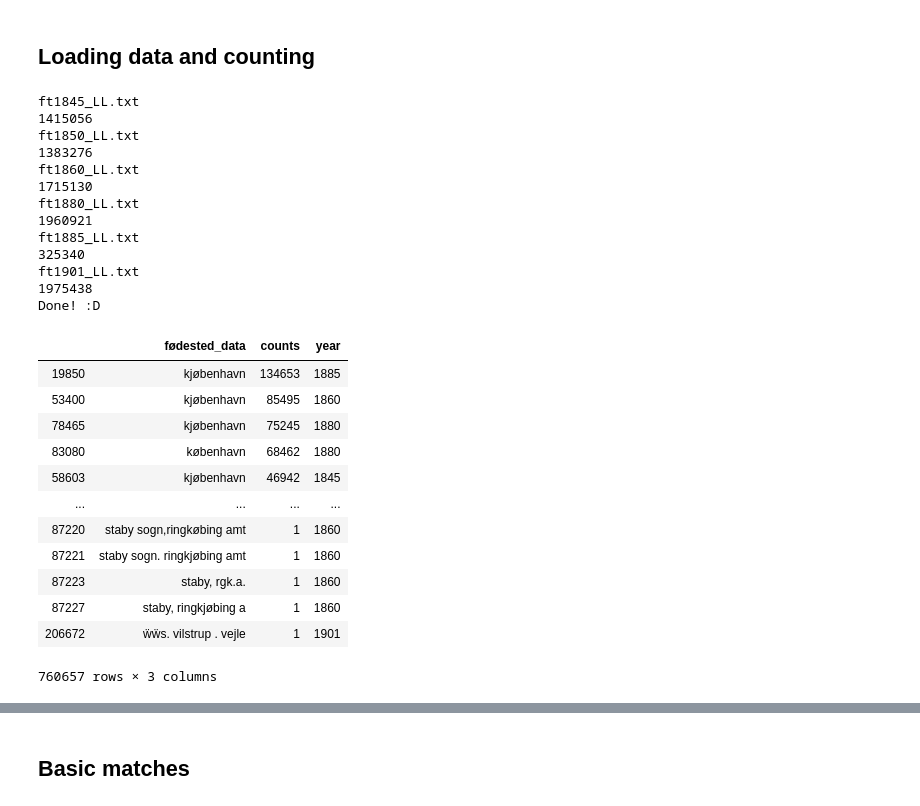
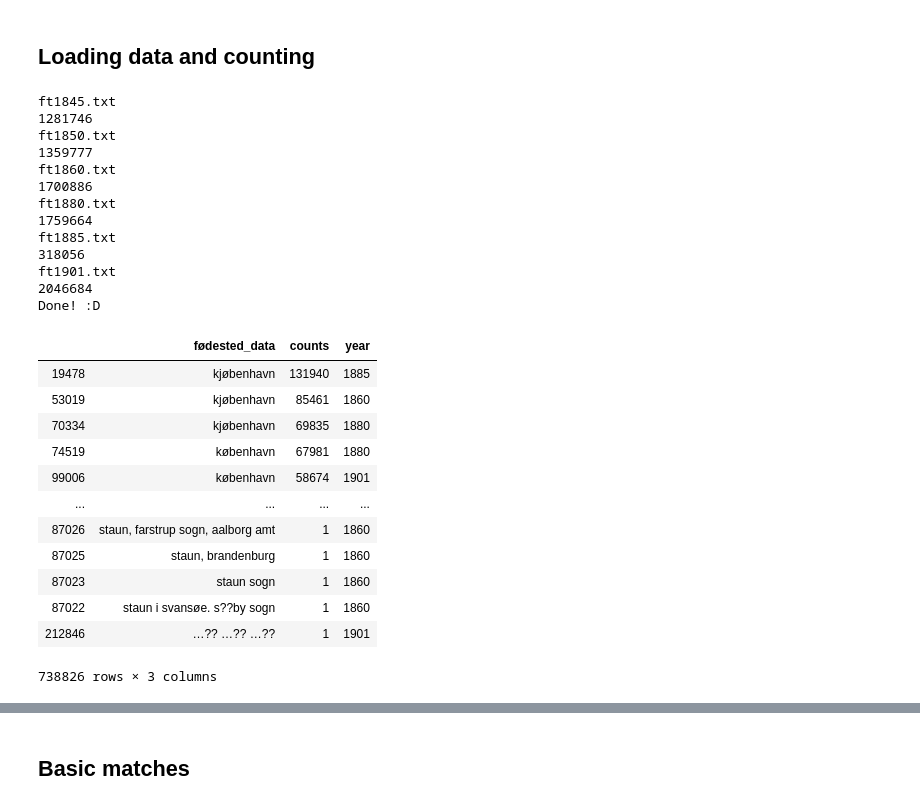
Before and after one commit to link-lives/city-standardization, a Jupyter notebook: birthplace_cleaning.ipynb, the cells around one changed output, grey strips where cells are left out. Drawn from its saved outputs; the diff is of its cells as text; code cells hidden in the pictures.

```diff
--- a/birthplace_cleaning.ipynb
+++ b/birthplace_cleaning.ipynb
@@ -135,20 +152,42 @@ def get_df(f_path):
 # Name cleaning function
 def name_cleaner(s, working_column):
     try:
-        o =s[working_column].lower().rstrip().replace('  ', ' ')
+        o = s[working_column].lower().rstrip().replace('  ', ' ')
         #if it says "her i sogn", I get the value for "Sogn" and put it there
-        if ('heri sogn' in o or 'her i sogn' in o) and working_column != 'Sogne':
+        if ('heri sogn' in o or 'her i sogn' in o or 'her i s.' == o or 'i sognet' == o) and working_column != 'Sogne':
             return name_cleaner(s, 'Sogne')
         return o
     except:
         return np.nan
 # %%
 # List of files to work (with the 1901 collapsed)
+#This I did
 working_data = ['ft1845_LL.txt',
  'ft1850_LL.txt',
  'ft1860_LL.txt',
  'ft1880_LL.txt',
  'ft1885_LL.txt',
  'ft1901_LL.txt']
+
+#This Nicolai
+working_data = ['ft1787.txt',
+'ft1801.txt',
+'ft1803.txt',
+'ft1834.txt',
+'ft1840.txt',
+'ft1845.txt',
+'ft1850.txt',
+'ft1860.txt',
+'ft1880.txt',
+'ft1885.txt',
+'ft1901.txt']
+
+#This Nicolai
+working_data = ['ft1845.txt',
+'ft1850.txt',
+'ft1860.txt',
+'ft1880.txt',
+'ft1885.txt',
+'ft1901.txt']
 # %% [markdown]
 ## Loading data and counting
@@ -162,59 +198,61 @@ out_list = []
 #where I save the missmatches and file year
 missmatches = []
 total_records = 0
 
 for f in working_data:
 
     print(f)
     #Loading the data
-    df = get_df(_path+f)
+    df = get_df(in_folder+f)
 
     #Dropping empty rows due to the "mal-conversion" to utf8... The empty rows do contain data originally
     #TODO: Fix the conversion thing (ask Barbara to provide me the UTF-8...)
     df = df[~df[focus_column].isna() & (df[focus_column] !='')]
     print(len(df))
     total_records = total_records + len(df)
 
     #Preforming the name cleaning, be aware that I replace "her i sogn" in there
     df[focus_column+'_data'] = df.apply(lambda row: name_cleaner(row, focus_column), axis=1)
 
     #Reducing Dimensionality and saving in RAM
     out = df.groupby(focus_column+'_data').size().reset_index(name = 'counts')
     out['year'] = f[2:6]
     out_list.append(out)
 
 
 out_list = pd.concat(out_list, sort=False)
 print('Done! :D')
-
+del df
+total_people = out_list.counts.sum()
+total_num_places = len(out_list[focus_column+'_data'])
 out_list.sort_values('counts',ascending=False)
 # %% [output]
-ft1845_LL.txt
-1415056
-ft1850_LL.txt
-1383276
-ft1860_LL.txt
-1715130
-ft1880_LL.txt
-1960921
-ft1885_LL.txt
-325340
-ft1901_LL.txt
-1975438
+ft1845.txt
+1281746
+ft1850.txt
+1359777
+ft1860.txt
+1700886
+ft1880.txt
+1759664
+ft1885.txt
+318056
+ft1901.txt
+2046684
 Done! :D
 |  | fødested_data | counts | year |
-| 19850 | kjøbenhavn | 134653 | 1885 |
-| 53400 | kjøbenhavn | 85495 | 1860 |
-| 78465 | kjøbenhavn | 75245 | 1880 |
-| 83080 | københavn | 68462 | 1880 |
-| 58603 | kjøbenhavn | 46942 | 1845 |
+| 19478 | kjøbenhavn | 131940 | 1885 |
+| 53019 | kjøbenhavn | 85461 | 1860 |
+| 70334 | kjøbenhavn | 69835 | 1880 |
+| 74519 | københavn | 67981 | 1880 |
+| 99006 | københavn | 58674 | 1901 |
 | ... | ... | ... | ... |
-| 87220 | staby sogn,ringkøbing amt | 1 | 1860 |
-| 87221 | staby sogn. ringkjøbing amt | 1 | 1860 |
-| 87223 | staby, rgk.a. | 1 | 1860 |
-| 87227 | staby, ringkjøbing a | 1 | 1860 |
-| 206672 | ẅẅs. vilstrup . vejle | 1 | 1901 |
+| 87026 | staun, farstrup sogn, aalborg amt | 1 | 1860 |
+| 87025 | staun, brandenburg | 1 | 1860 |
+| 87023 | staun sogn | 1 | 1860 |
+| 87022 | staun i svansøe. s??by sogn | 1 | 1860 |
+| 212846 | …?? …?? …?? | 1 | 1901 |
-760657 rows × 3 columns
+738826 rows × 3 columns
 # %%
 #Putting it nicely, on a more horitzontal table
 out_list = out_list.pivot(focus_column+'_data', 'year', 'counts').fillna(0).astype(int).reset_index().reset_index(drop=True)
```
Also changed, not shown: parts of 45 cells of this notebook.
